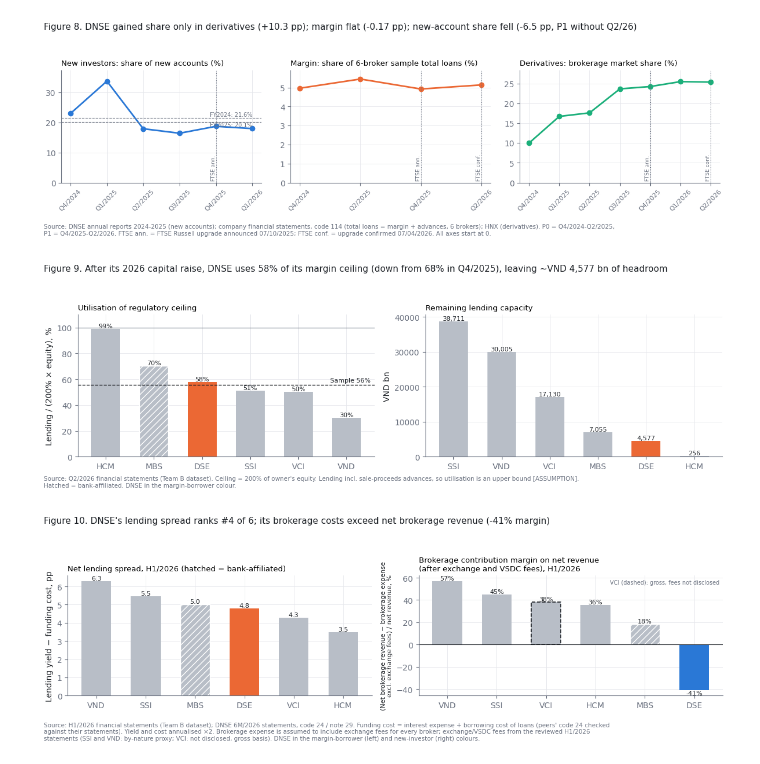
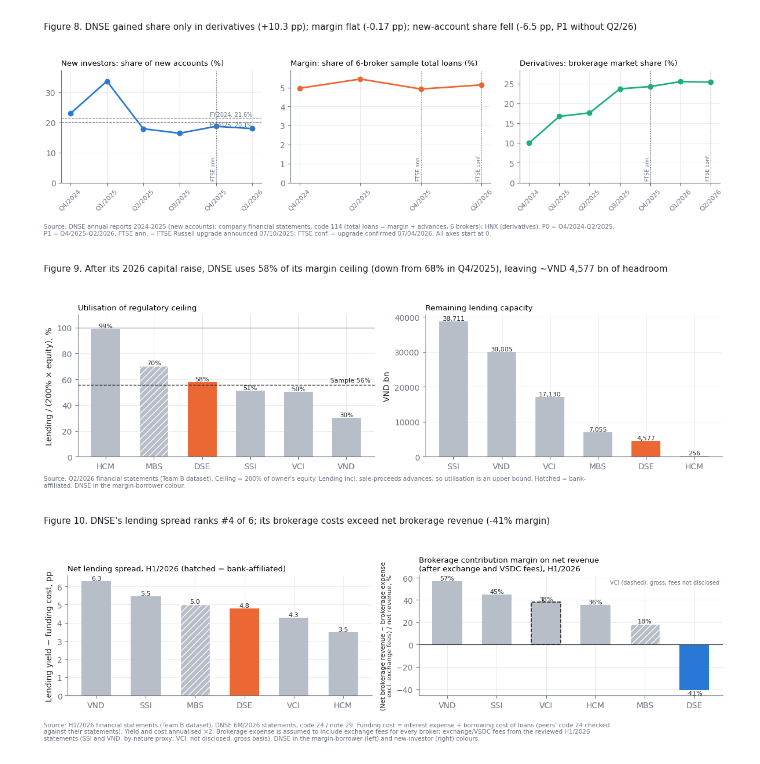
Before and after one commit to Xx-Pumpkin-xX/fba_roadto30_2026, a Jupyter notebook: notebook/B1_axis2_supply_side.ipynb, the cells around one changed output. Drawn from its saved outputs; the diff is of its cells as text; code cells hidden in the pictures.

Commit message:
Figure 9 footer: drop assumption tag

```diff
--- a/notebook/B1_axis2_supply_side.ipynb
+++ b/notebook/B1_axis2_supply_side.ipynb
@@ -616,34 +616,34 @@ plt.show()
 # %%
 h = H2.drop(index="SAMPLE").sort_values("utilisation", ascending=False)
 fig, axes = plt.subplots(1, 2, figsize=(12, 4))
 bars = axes[0].bar(h.index, h.utilisation * 100, color=bar_colors(h.index), width=0.6)
 for bar, t in zip(bars, h.index):
     if bs.set_index("ticker").at[t, "bank_affiliated"]:
         bar.set_hatch("///"); bar.set_edgecolor("white")
 axes[0].axhline(H2.at["SAMPLE", "utilisation"] * 100, color=INK, lw=1, ls="--")
 axes[0].text(len(h) - 0.5, H2.at["SAMPLE", "utilisation"] * 100 + 2,
              f"Sample {H2.at['SAMPLE','utilisation']:.0%}", ha="right", fontsize=8, color=INK)
 axes[0].axhline(100, color=MUTED, lw=0.8)
 axes[0].set_ylabel("Lending / (200% × equity), %")
 axes[0].set_ylim(0, 110)
 axes[0].set_title("Utilisation of regulatory ceiling", fontsize=9.5, loc="left")
 axes[0].bar_label(bars, labels=[f"{x:.0%}" for x in h.utilisation], fontsize=8, color=INK)
 
 h2 = h.sort_values("headroom_bn", ascending=False)
 bars = axes[1].bar(h2.index, h2.headroom_bn, color=bar_colors(h2.index), width=0.6)
 axes[1].bar_label(bars, labels=[f"{x:,.0f}" for x in h2.headroom_bn], fontsize=8, color=INK)
 axes[1].set_ylabel("VND bn")
 axes[1].set_title("Remaining lending capacity", fontsize=9.5, loc="left")
 fig.suptitle(f"Figure 9. After its 2026 capital raise, DNSE uses {H2.at['DSE','utilisation']:.0%} of its margin ceiling "
              f"(down from {H4.at['DSE','utilisation']:.0%} in Q4/2025), leaving ~VND {H2.at['DSE','headroom_bn']:,.0f} bn of headroom",
              x=0.01, ha="left", fontsize=11, color=INK)
 footer(fig, "Source: Q2/2026 financial statements (Team B dataset). Ceiling = 200% of owner's equity. "
-            "Lending incl. sale-proceeds advances, so utilisation is an upper bound [ASSUMPTION]. Hatched = bank-affiliated. DNSE in the margin-borrower colour.")
+            "Lending incl. sale-proceeds advances, so utilisation is an upper bound. Hatched = bank-affiliated. DNSE in the margin-borrower colour.")
 fig.tight_layout(rect=(0, 0.05, 1, 0.92))
 fig.savefig(FIG / "Fig09_B1_margin_headroom.png", dpi=200)
 plt.show()
 # %% [output]
-[figure, old version]
+[figure, new version]
 # %%
 fig, axes = plt.subplots(1, 2, figsize=(12, 4))
 e = eff.sort_values("spread_A_pp", ascending=False)
```
Also changed, not shown: 1 other file.
